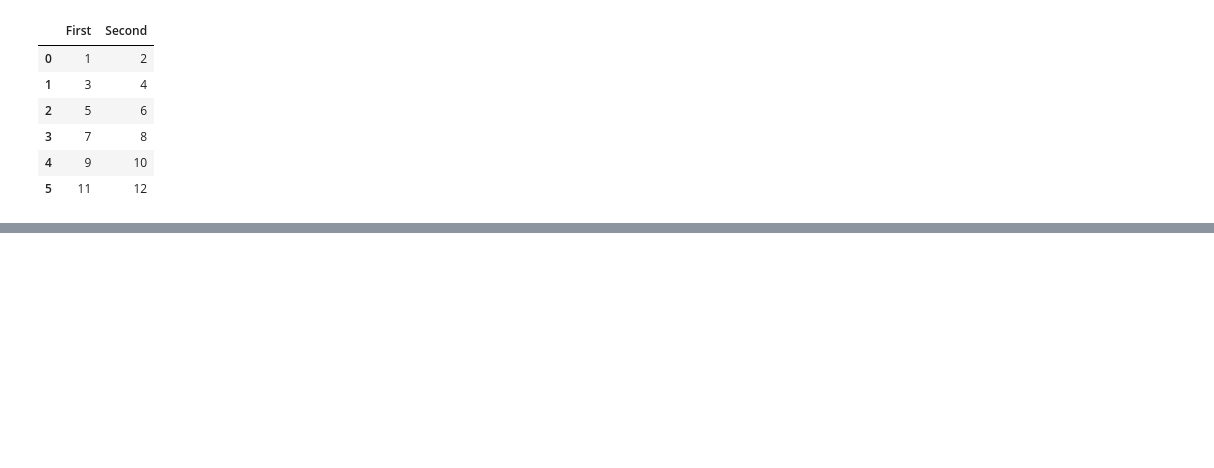
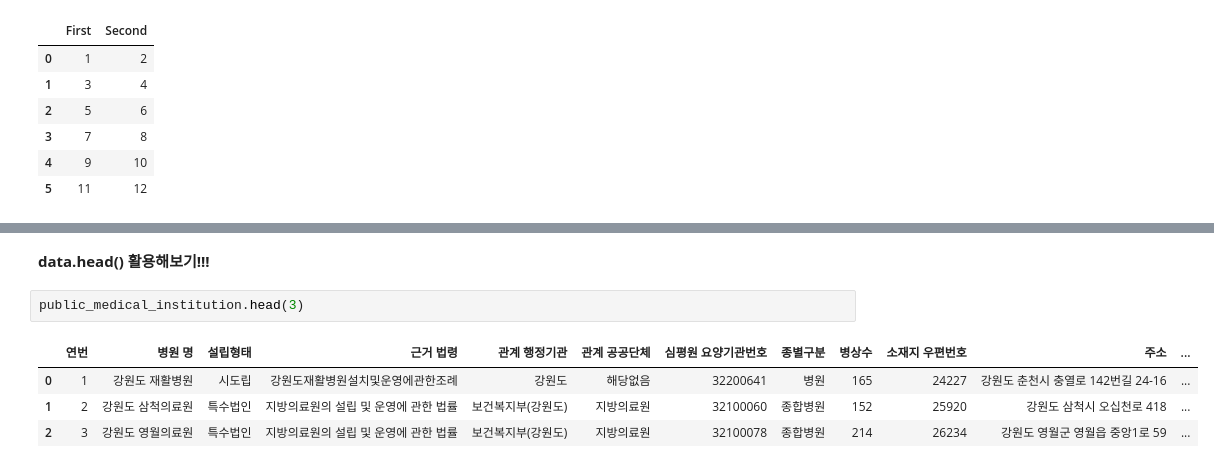
Before and after one commit to wldhksqk/simjiwan1, a Jupyter notebook: 심지완4강5강.ipynb, the cells around one changed output, grey strips where cells are left out. Saved outputs shown, nothing was run; the diff lists cells and outputs as text; blank space fills up the shorter version.

```diff
--- a/심지완4강5강.ipynb
+++ b/심지완4강5강.ipynb
@@ -413,0 +442,9 @@ TypeError: ignored
+# %% [markdown]
+**data.head() 활용해보기!!!**
+# %%
+public_medical_institution.head(3)
+# %% [output]
+|  | 연번 | 병원 명 | 설립형태 | 근거 법령 | 관계 행정기관 | 관계 공공단체 | 심평원 요양기관번호 | 종별구분 | 병상수 | 소재지 우편번호 | 주소 | ... |
+| 0 | 1 | 강원도 재활병원 | 시도립 | 강원도재활병원설치및운영에관한조례 | 강원도 | 해당없음 | 32200641 | 병원 | 165 | 24227 | 강원도 춘천시 충열로 142번길 24-16 | ... |
+| 1 | 2 | 강원도 삼척의료원 | 특수법인 | 지방의료원의 설립 및 운영에 관한 법률 | 보건복지부(강원도) | 지방의료원 | 32100060 | 종합병원 | 152 | 25920 | 강원도 삼척시 오십천로 418 | ... |
+| 2 | 3 | 강원도 영월의료원 | 특수법인 | 지방의료원의 설립 및 운영에 관한 법률 | 보건복지부(강원도) | 지방의료원 | 32100078 | 종합병원 | 214 | 26234 | 강원도 영월군 영월읍 중앙1로 59 | ... |
```
Also changed, not shown: parts of 3 cells of this notebook.
